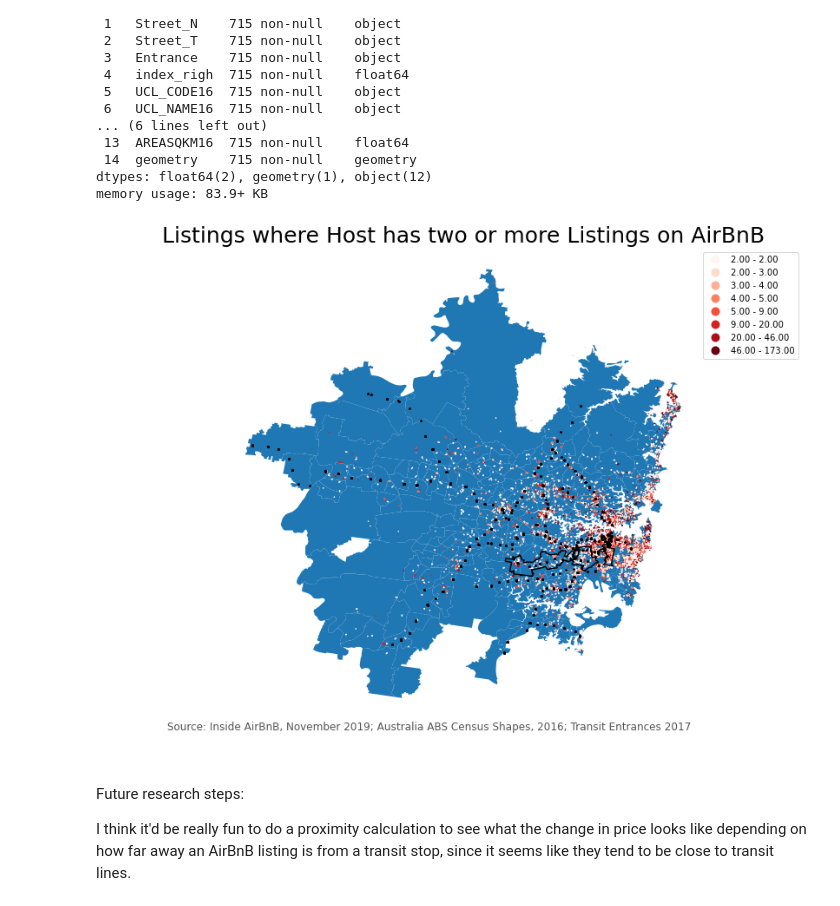
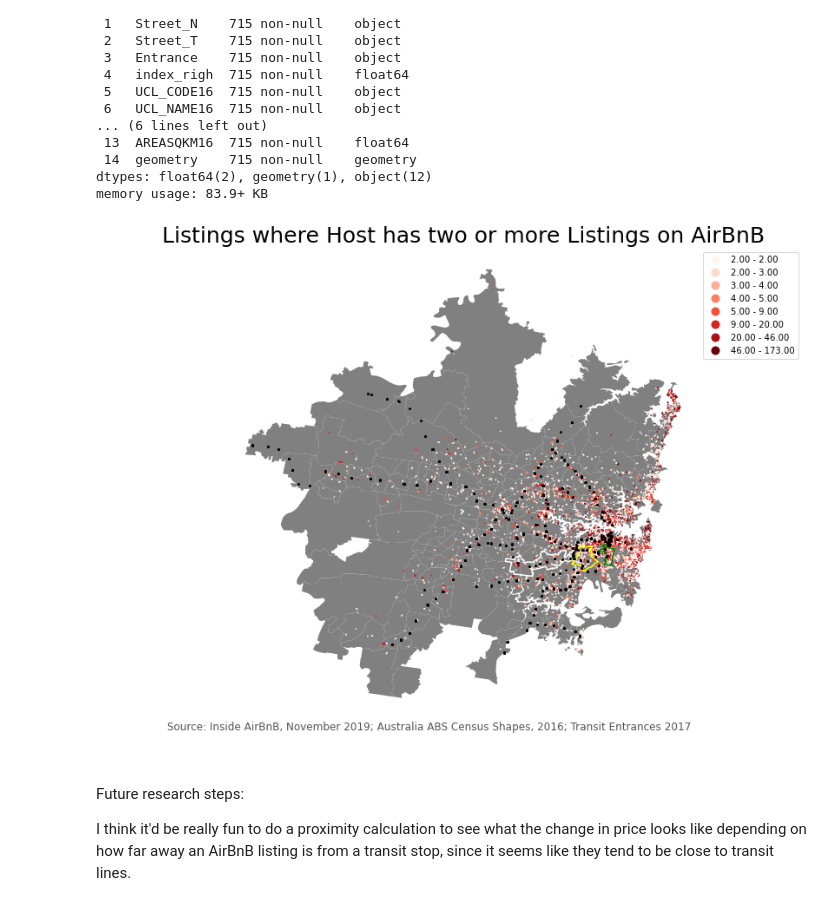
Before and after one commit to Emman-Lopez-Oso/CP255_Work, a Jupyter notebook: Final Submission/Final AirBnB Notebook.ipynb, the cells around one changed output. Cells and saved outputs as stored; diff of their text form; code cells hidden in the pictures.

```diff
--- a/Final Submission/Final AirBnB Notebook.ipynb
+++ b/Final Submission/Final AirBnB Notebook.ipynb
@@ -222,20 +222,8 @@ t3_corr_sgdf.plot()
 # change the SA2 values to be integers for the merge and drop the unnamed column and t3_corr_dv to create a new
 # one below.
 sa2_w_dv['SA2_MAIN16']=sa2_w_dv['SA2_MAIN16'].astype(int)
-sa2_w_dv.drop(['Unnamed: 0','t3_corr_dv'],axis=1,inplace=True)
+sa2_w_dv.drop(['Unnamed: 0'],axis=1,inplace=True)
 sa2_shape16['SA2_MAIN16']=sa2_shape16['SA2_MAIN16'].astype(int)
-# %%
-# we're creating a new t3 line dummy variable because the one I had before was too long. We want to focus on the
-# Sydenham to Bankstown Corridor for our research project with including Marrickville, so let's isolate that
-sa2_shape16['t3_corr_dv'] = np.where(((sa2_shape16['SA2_MAIN16']==120031394)
-                                     |(sa2_shape16['SA2_MAIN16']==120031392)
-                                     |(sa2_shape16['SA2_MAIN16']==119021363)
-                                     |(sa2_shape16['SA2_MAIN16']==119021362)
-                                     |(sa2_shape16['SA2_MAIN16']==119021573)
-                                     |(sa2_shape16['SA2_MAIN16']==119021574)
-                                     |(sa2_shape16['SA2_MAIN16']==119021366)
-                                     |(sa2_shape16['SA2_MAIN16']==119011572)
-                                     |(sa2_shape16['SA2_MAIN16']==119011571)),1,0)
 # %%
 # merge shapefile with dummy variables
 sa2_shape16 = pd.merge(sa2_shape16,sa2_w_dv,on='SA2_MAIN16',how='left')
@@ -666,36 +652,36 @@ dtypes: float64(2), geometry(1), object(12)
 memory usage: 83.9+ KB
 # %%
 figure, ax = plt.subplots(figsize=(14,10))
-base = sa2_shape16.plot(ax=ax)
+base = sa2_shape16.plot(ax=ax,color='gray')
 tm_gdf.plot(column="cnt_list_host",
               scheme = "quantiles",
               k = 10,
               legend=True,
               ax=base,
               cmap="Reds",
              markersize=.5)
 
-t3_corr_sgdf.plot(ax=base, facecolor='none', edgecolor = "Black", linewidth = 1.5)
-red_wat_sgdf.plot(ax=base, facecolor='none', edgecolor = "Black", linewidth = 1.5)
-marr_sgdf.plot(ax=base, facecolor='none', edgecolor = "Black", linewidth = 1.5)
+t3_corr_sgdf.plot(ax=base, facecolor='none', edgecolor = "White", linewidth = 1.5)
+red_wat_sgdf.plot(ax=base, facecolor='none', edgecolor = "Green", linewidth = 1.5)
+marr_sgdf.plot(ax=base, facecolor='none', edgecolor = "Yellow", linewidth = 1.5)
 entrances.plot(ax=base, marker='*', color='Black', markersize=5);
 
 lims=plt.axis("equal")
 ax.set_axis_off()
 
 ax.set_title('Listings where Host has two or more Listings on AirBnB', fontdict={'fontsize':25})
 
 ax.annotate('Source: Inside AirBnB, November 2019; Australia ABS Census Shapes, 2016; Transit Entrances 2017',
             xy=(0.1, .08),
             xycoords='figure fraction',
             horizontalalignment='left',
             verticalalignment='top',
             fontsize=12,
             color='#555555')
 
 plt.show()
 # %% [output]
-[figure, old version]
+[figure, new version]
 # %% [markdown]
 Future research steps:
 
```
Also changed, not shown: parts of 5 cells of this notebook, 3 other files.
